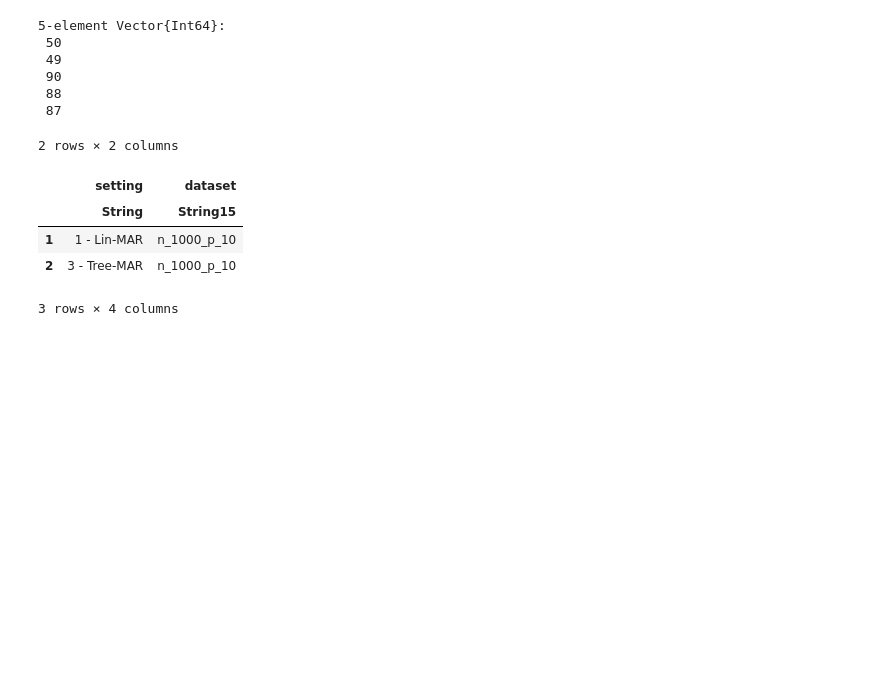
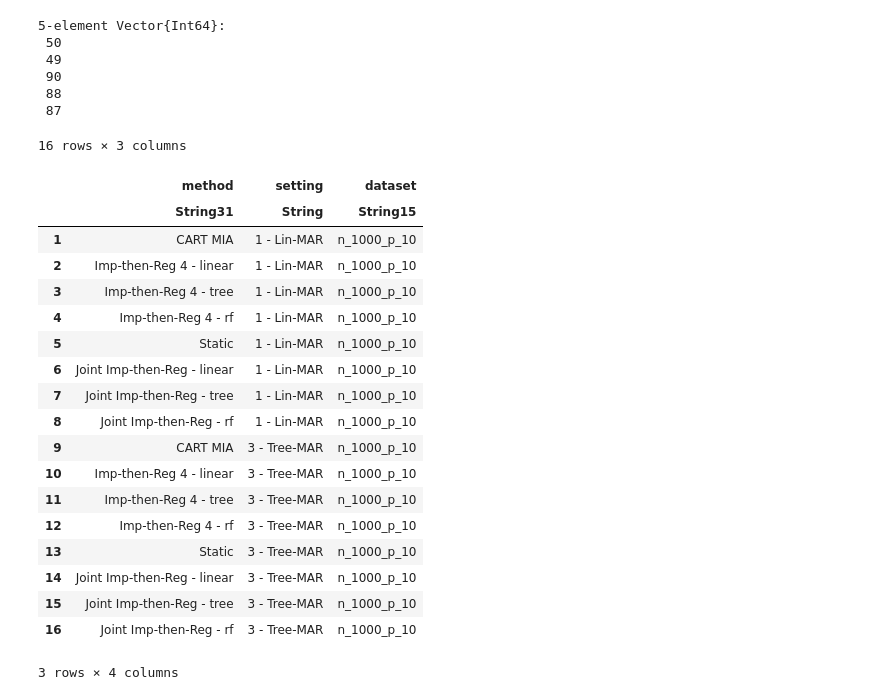
Before and after one commit to adelarue/PMD, a Jupyter notebook: results/Compile results together.ipynb, the cells around one changed output. Cells and saved outputs as stored; diff of their text form; code cells hidden in the pictures; blank space fills up the shorter version.

```diff
--- a/results/Compile results together.ipynb
+++ b/results/Compile results together.ipynb
@@ -288,13 +288,27 @@ unique(combine(groupby(df, [:dataset, :method, :setting]), nrow)[:,:nrow])
 # %%
 filter( t-> t[:nrow] < 90, combine(groupby(res, [:dataset, :method, :setting]), nrow))
 # %%
-pbdata = unique(filter( t -> t[:nrow] < 90, combine(groupby(df, [:dataset, :method, :setting]), nrow))[:,[:setting, :dataset]])
+pbdata = unique(filter( t -> t[:nrow] < 90, combine(groupby(df, [:dataset, :method, :setting]), nrow))[:,[:method, :setting, :dataset]])
 # %% [output]
-2 rows × 2 columns
+16 rows × 3 columns
-|  | setting | dataset |
-|  | String | String15 |
-| 1 | 1 - Lin-MAR | n_1000_p_10 |
-| 2 | 3 - Tree-MAR | n_1000_p_10 |
+|  | method | setting | dataset |
+|  | String31 | String | String15 |
+| 1 | CART MIA | 1 - Lin-MAR | n_1000_p_10 |
+| 2 | Imp-then-Reg 4 - linear | 1 - Lin-MAR | n_1000_p_10 |
+| 3 | Imp-then-Reg 4 - tree | 1 - Lin-MAR | n_1000_p_10 |
+| 4 | Imp-then-Reg 4 - rf | 1 - Lin-MAR | n_1000_p_10 |
+| 5 | Static | 1 - Lin-MAR | n_1000_p_10 |
+| 6 | Joint Imp-then-Reg - linear | 1 - Lin-MAR | n_1000_p_10 |
+| 7 | Joint Imp-then-Reg - tree | 1 - Lin-MAR | n_1000_p_10 |
+| 8 | Joint Imp-then-Reg - rf | 1 - Lin-MAR | n_1000_p_10 |
+| 9 | CART MIA | 3 - Tree-MAR | n_1000_p_10 |
+| 10 | Imp-then-Reg 4 - linear | 3 - Tree-MAR | n_1000_p_10 |
+| 11 | Imp-then-Reg 4 - tree | 3 - Tree-MAR | n_1000_p_10 |
+| 12 | Imp-then-Reg 4 - rf | 3 - Tree-MAR | n_1000_p_10 |
+| 13 | Static | 3 - Tree-MAR | n_1000_p_10 |
+| 14 | Joint Imp-then-Reg - linear | 3 - Tree-MAR | n_1000_p_10 |
+| 15 | Joint Imp-then-Reg - tree | 3 - Tree-MAR | n_1000_p_10 |
+| 16 | Joint Imp-then-Reg - rf | 3 - Tree-MAR | n_1000_p_10 |
 # %%
 aux = filter( t -> t[:dataset] ∈ pbdata && t[:nrow] < 10, combine(groupby(df, [:dataset, :method, :setting, :pMissing]), nrow))
 unique(aux[:,[:dataset, :setting, :pMissing, :nrow]])
```
Also changed, not shown: 6 other files.
